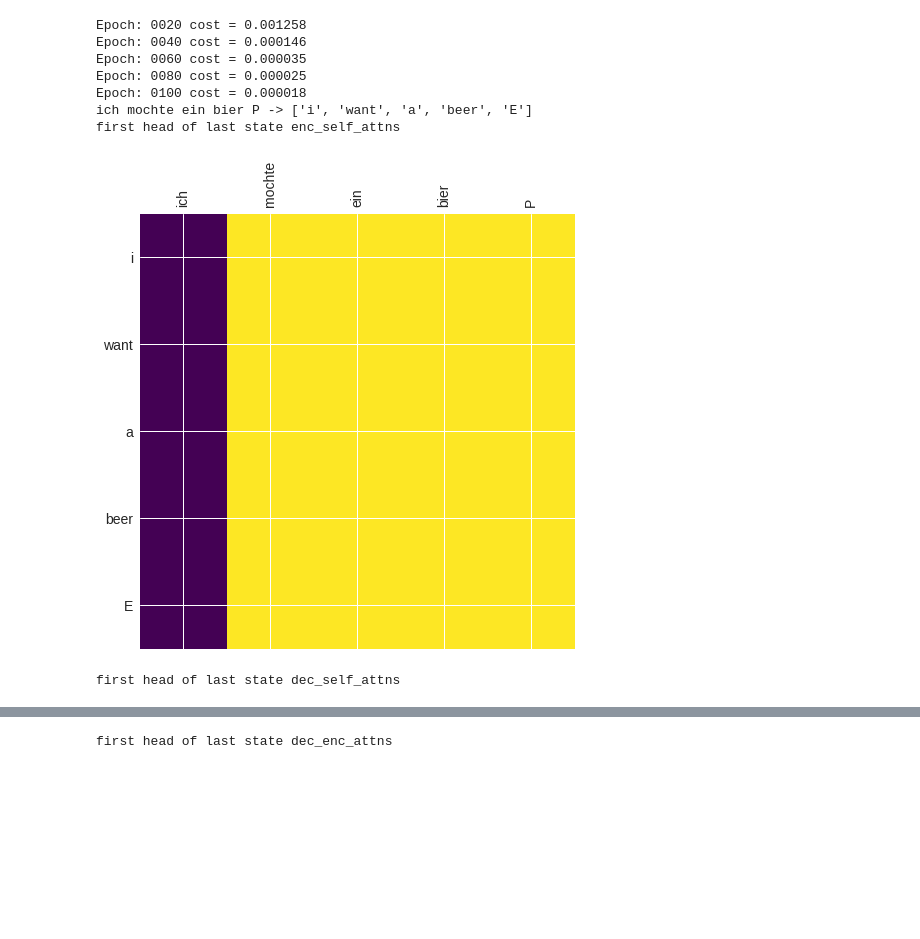
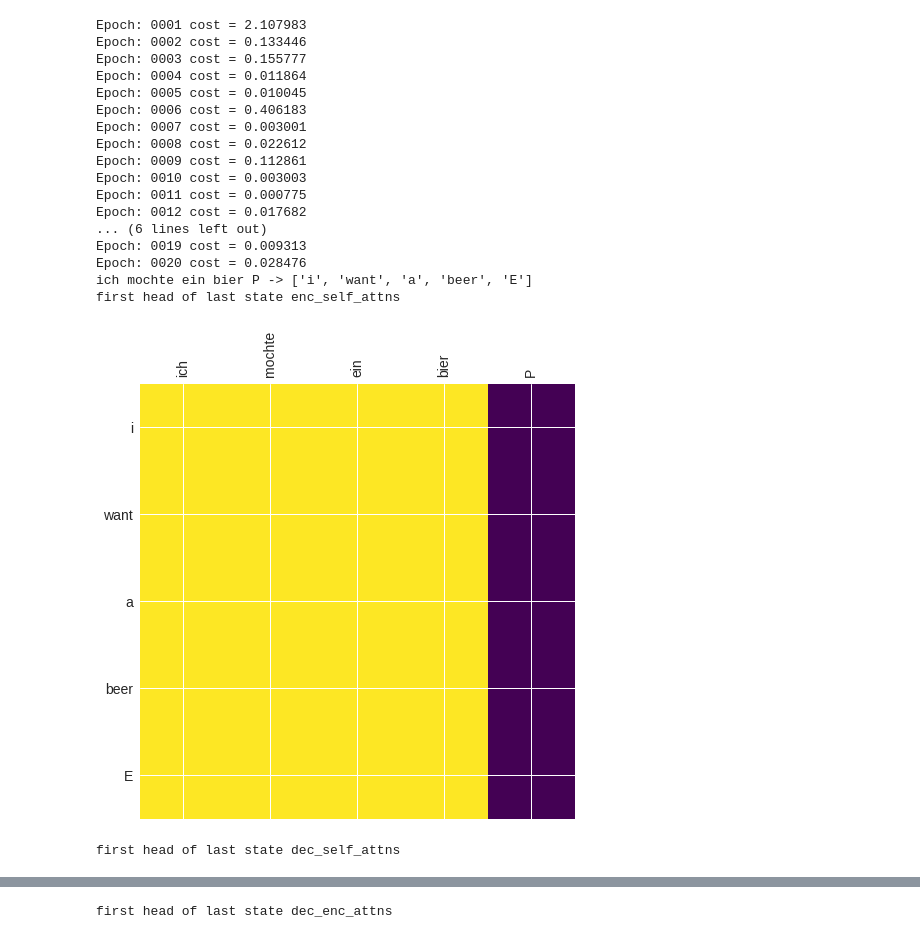
Before and after one commit to graykode/nlp-tutorial, a Jupyter notebook: 5-1.Transformer/Transformer(Greedy_decoder)_Torch.ipynb, the cells around one changed output, grey strips where cells are left out. Cells and saved outputs as stored; diff of their text form; code cells hidden in the pictures; blank space fills up the shorter version.

```diff
--- a/5-1.Transformer/Transformer(Greedy_decoder)_Torch.ipynb
+++ b/5-1.Transformer/Transformer(Greedy_decoder)_Torch.ipynb
@@ -18,10 +18,12 @@ dtype = torch.FloatTensor
 sentences = ['ich mochte ein bier P', 'S i want a beer', 'i want a beer E']
 
 # Transformer Parameters
-src_vocab = {w: i for i, w in enumerate(sentences[0].split())}
+# Padding Should be Zero index
+src_vocab = {'P' : 0, 'ich' : 1, 'mochte' : 2, 'ein' : 3, 'bier' : 4}
 src_vocab_size = len(src_vocab)
-tgt_vocab = {w: i for i, w in enumerate(set((sentences[1]+' '+sentences[2]).split()))}
-number_dict = {i: w for i, w in enumerate(set((sentences[1]+' '+sentences[2]).split()))}
+
+tgt_vocab = {'P' : 0, 'i' : 1, 'want' : 2, 'a' : 3, 'beer' : 4, 'S' : 5, 'E' : 6}
+number_dict = {i: w for i, w in enumerate(tgt_vocab)}
 tgt_vocab_size = len(tgt_vocab)
 
 src_len = 5
@@ -136,11 +138,11 @@ class Encoder(nn.Module):
     def __init__(self):
         super(Encoder, self).__init__()
         self.src_emb = nn.Embedding(src_vocab_size, d_model)
-        self.pos_emb = nn.Embedding.from_pretrained(get_sinusoid_encoding_table(src_len+1 , d_model),freeze=True)
+        self.pos_emb = nn.Embedding.from_pretrained(get_sinusoid_encoding_table(src_vocab_size, d_model),freeze=True)
         self.layers = nn.ModuleList([EncoderLayer() for _ in range(n_layers)])
 
     def forward(self, enc_inputs): # enc_inputs : [batch_size x source_len]
-        enc_outputs = self.src_emb(enc_inputs) + self.pos_emb(torch.LongTensor([[1,2,3,4,5]]))
+        enc_outputs = self.src_emb(enc_inputs) + self.pos_emb(torch.LongTensor([[1,2,3,4,0]]))
         enc_self_attn_mask = get_attn_pad_mask(enc_inputs, enc_inputs)
         enc_self_attns = []
         for layer in self.layers:
@@ -152,11 +154,11 @@ class Decoder(nn.Module):
     def __init__(self):
         super(Decoder, self).__init__()
         self.tgt_emb = nn.Embedding(tgt_vocab_size, d_model)
-        self.pos_emb = nn.Embedding.from_pretrained(get_sinusoid_encoding_table(tgt_len+1 , d_model),freeze=True)
+        self.pos_emb = nn.Embedding.from_pretrained(get_sinusoid_encoding_table(tgt_vocab_size, d_model),freeze=True)
         self.layers = nn.ModuleList([DecoderLayer() for _ in range(n_layers)])
 
     def forward(self, dec_inputs, enc_inputs, enc_outputs): # dec_inputs : [batch_size x target_len]
-        dec_outputs = self.tgt_emb(dec_inputs) + self.pos_emb(torch.LongTensor([[1,2,3,4,5]]))
+        dec_outputs = self.tgt_emb(dec_inputs) + self.pos_emb(torch.LongTensor([[5,1,2,3,4]]))
         dec_self_attn_pad_mask = get_attn_pad_mask(dec_inputs, dec_inputs)
         dec_self_attn_subsequent_mask = get_attn_subsequent_mask(dec_inputs)
         dec_self_attn_mask = torch.gt((dec_self_attn_pad_mask + dec_self_attn_subsequent_mask), 0)
@@ -210,46 +212,55 @@ def showgraph(attn):
     fig = plt.figure(figsize=(n_heads, n_heads)) # [n_heads, n_heads]
     ax = fig.add_subplot(1, 1, 1)
     ax.matshow(attn, cmap='viridis')
     ax.set_xticklabels(['']+sentences[0].split(), fontdict={'fontsize': 14}, rotation=90)
     ax.set_yticklabels(['']+sentences[2].split(), fontdict={'fontsize': 14})
     plt.show()
 
 model = Transformer()
 
 criterion = nn.CrossEntropyLoss()
 optimizer = optim.Adam(model.parameters(), lr=0.001)
 
-for epoch in range(100):
-	optimizer.zero_grad()
-	enc_inputs, dec_inputs, target_batch = make_batch(sentences)
-	outputs, enc_self_attns, dec_self_attns, dec_enc_attns = model(enc_inputs, dec_inputs)
-	loss = criterion(outputs, target_batch.contiguous().view(-1))
-	if (epoch + 1) % 20 == 0:
-		print('Epoch:', '%04d' % (epoch + 1), 'cost =', '{:.6f}'.format(loss))
-	loss.backward()
-	optimizer.step()
+for epoch in range(20):
+    optimizer.zero_grad()
+    enc_inputs, dec_inputs, target_batch = make_batch(sentences)
+    outputs, enc_self_attns, dec_self_attns, dec_enc_attns = model(enc_inputs, dec_inputs)
+    loss = criterion(outputs, target_batch.contiguous().view(-1))
+    print('Epoch:', '%04d' % (epoch + 1), 'cost =', '{:.6f}'.format(loss))
+    loss.backward()
+    optimizer.step()
 
 # Test
 greedy_dec_input = greedy_decoder(model, enc_inputs, start_symbol=tgt_vocab["S"])
 predict, _, _, _ = model(enc_inputs, greedy_dec_input)
 predict = predict.data.max(1, keepdim=True)[1]
 print(sentences[0], '->', [number_dict[n.item()] for n in predict.squeeze()])
 
 print('first head of last state enc_self_attns')
 showgraph(enc_self_attns)
 
 print('first head of last state dec_self_attns')
 showgraph(dec_self_attns)
 
 print('first head of last state dec_enc_attns')
 showgraph(dec_enc_attns)
 # %% [output]
-Epoch: 0020 cost = 0.001258
-Epoch: 0040 cost = 0.000146
-Epoch: 0060 cost = 0.000035
-Epoch: 0080 cost = 0.000025
-Epoch: 0100 cost = 0.000018
+Epoch: 0001 cost = 2.107983
+Epoch: 0002 cost = 0.133446
+Epoch: 0003 cost = 0.155777
+Epoch: 0004 cost = 0.011864
+Epoch: 0005 cost = 0.010045
+Epoch: 0006 cost = 0.406183
+Epoch: 0007 cost = 0.003001
+Epoch: 0008 cost = 0.022612
+Epoch: 0009 cost = 0.112861
+Epoch: 0010 cost = 0.003003
+Epoch: 0011 cost = 0.000775
+Epoch: 0012 cost = 0.017682
+... (6 lines left out)
+Epoch: 0019 cost = 0.009313
+Epoch: 0020 cost = 0.028476
 ich mochte ein bier P -> ['i', 'want', 'a', 'beer', 'E']
 first head of last state enc_self_attns
-[figure, old version]
+[figure, new version]
 first head of last state dec_self_attns
```
Also changed, not shown: parts of 1 cell of this notebook, 3 other files.
